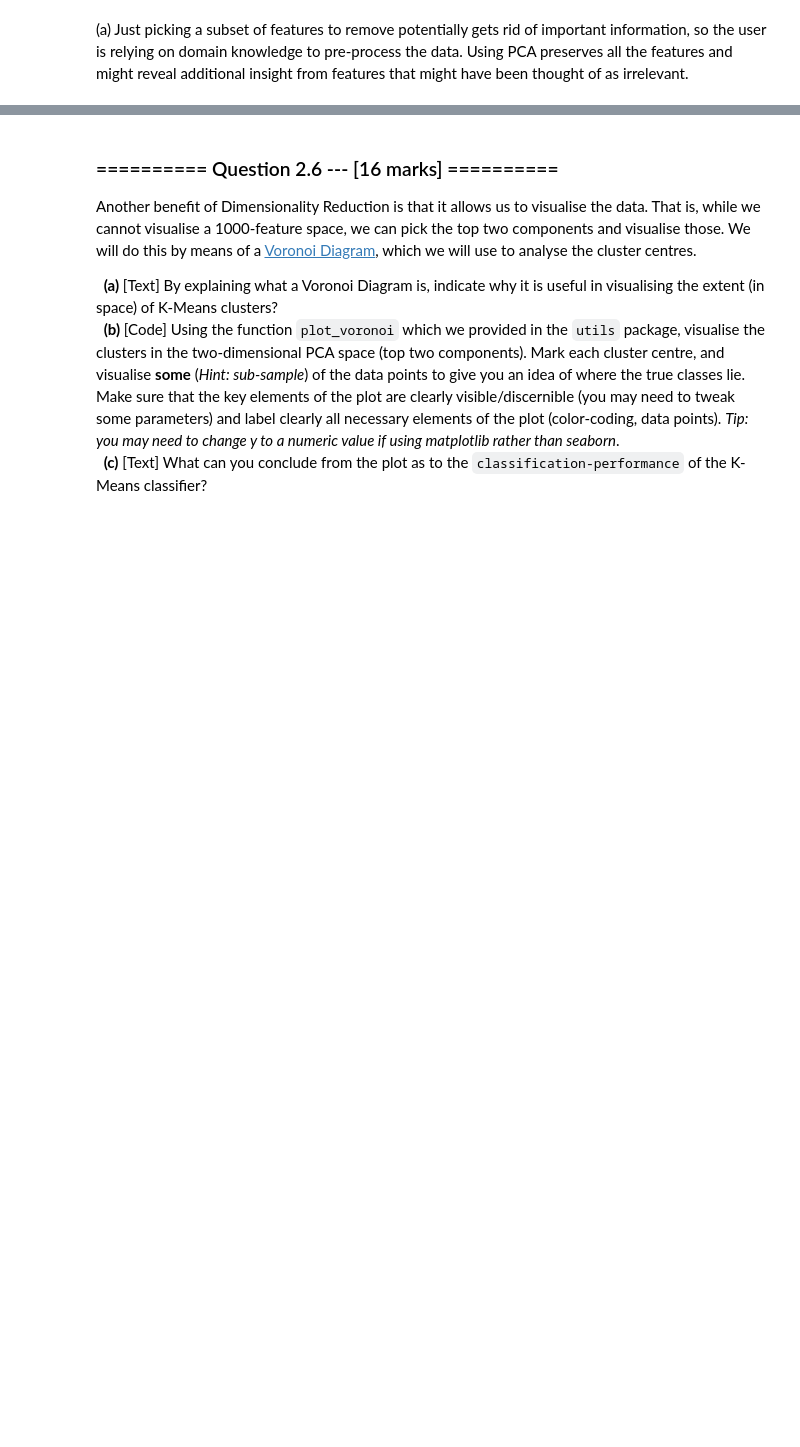
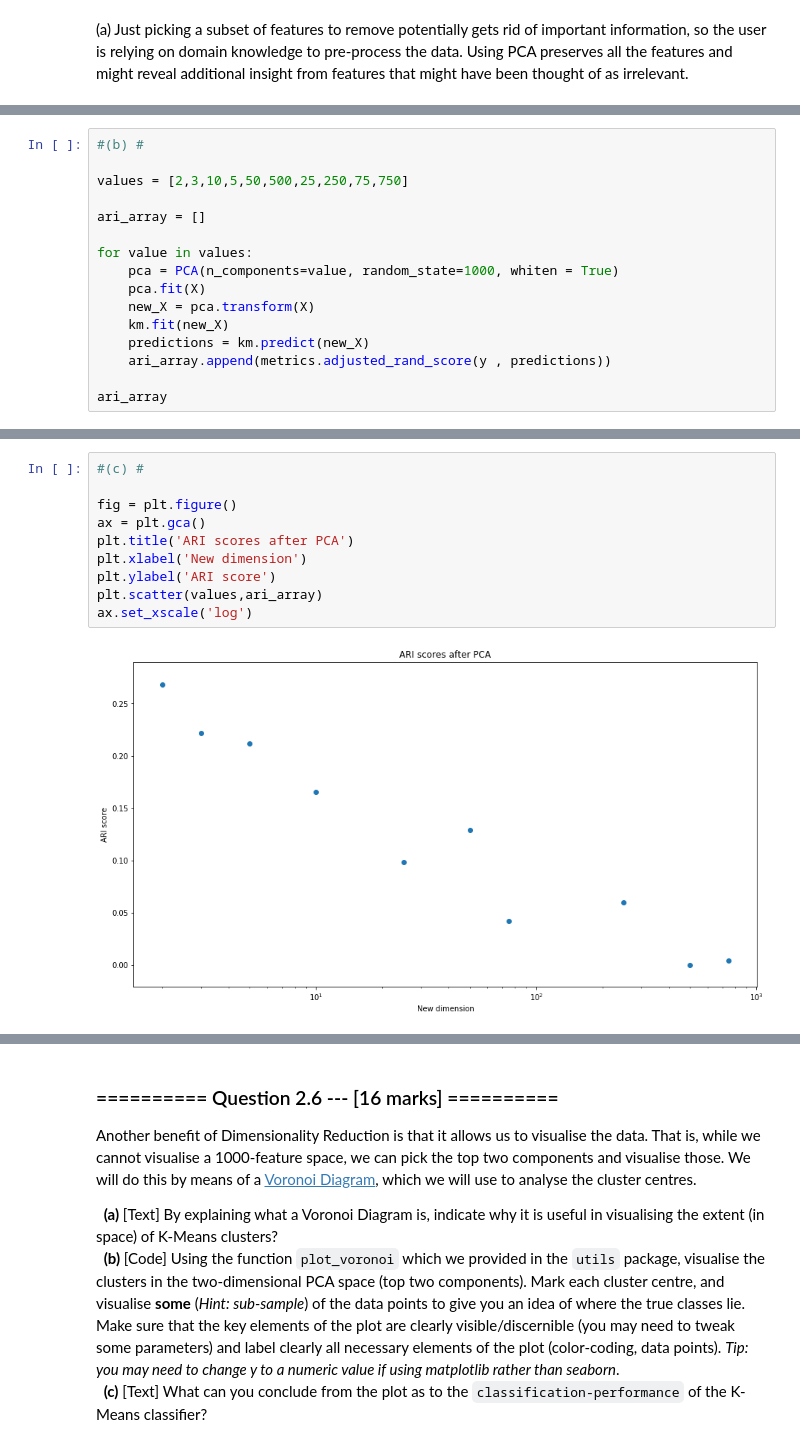
Before and after one commit to RJHughes/ML18, a Jupyter notebook: Assignments/04_A_KMeans.ipynb, the cells around one changed output, grey strips where cells are left out. Cells and saved outputs as stored; diff of their text form; blank space fills up the shorter version.

```diff
--- a/Assignments/04_A_KMeans.ipynb
+++ b/Assignments/04_A_KMeans.ipynb
@@ -327,0 +319,16 @@ We will now investigate using [PCA](http://scikit-learn.org/0.19/modules/generat
+# %%
+#(b) #
+
+values = [2,3,10,5,50,500,25,250,75,750]
+
+ari_array = []
+
+for value in values:
+    pca = PCA(n_components=value, random_state=1000, whiten = True)
+    pca.fit(X)
+    new_X = pca.transform(X)
+    km.fit(new_X)
+    predictions = km.predict(new_X)
+    ari_array.append(metrics.adjusted_rand_score(y , predictions))
+
+ari_array
@@ -327,0 +346,12 @@ We will now investigate using [PCA](http://scikit-learn.org/0.19/modules/generat
+# %%
+#(c) #
+
+fig = plt.figure()
+ax = plt.gca()
+plt.title('ARI scores after PCA')
+plt.xlabel('New dimension')
+plt.ylabel('ARI score')
+plt.scatter(values,ari_array)
+ax.set_xscale('log')
+# %% [output]
+[figure, added]
```
Also changed, not shown: parts of 16 cells of this notebook.
